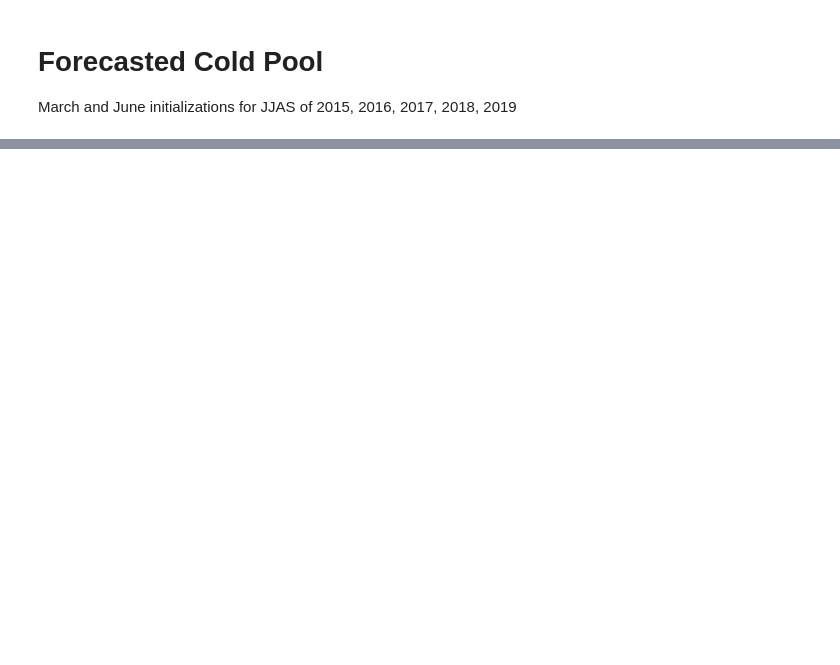
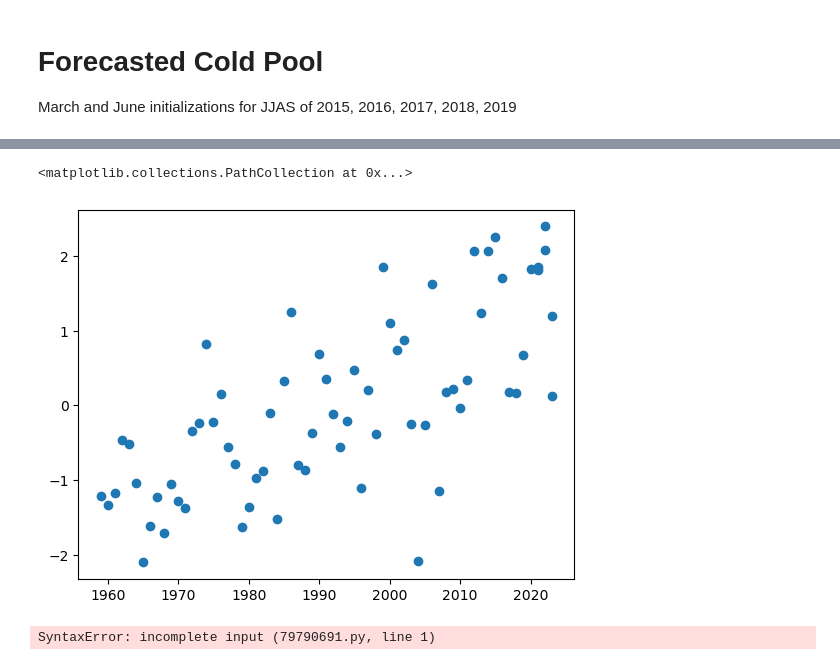
Before and after one commit to LGruenburg/MOM6_Validation, a Jupyter notebook: SOE/Cold_Pool.ipynb, the cells around one changed output, grey strips where cells are left out. Cells and saved outputs as stored; diff of their text form; code cells hidden in the pictures; blank space fills up the shorter version.

```diff
--- a/SOE/Cold_Pool.ipynb
+++ b/SOE/Cold_Pool.ipynb
@@ -523,0 +629,13 @@ for i in range(5):
+# %%
+cp_r = rdata.read_rda('cold_pool.rda')
+# %%
+cp = cp_r['cold_pool']
+# %%
+plt.scatter(cp[cp.Var == 'cold_pool_index'].Time, cp[cp.Var == 'cold_pool_index'].Value)
+# %% [output]
+<matplotlib.collections.PathCollection at 0x...>
+[figure, added]
+# %%
+cp.where(cp.Var == 'cold_pool_index'
+# %% [output]
+SyntaxError: incomplete input (79790691.py, line 1)
```
Also changed, not shown: parts of 66 cells of this notebook, 2 other files.
